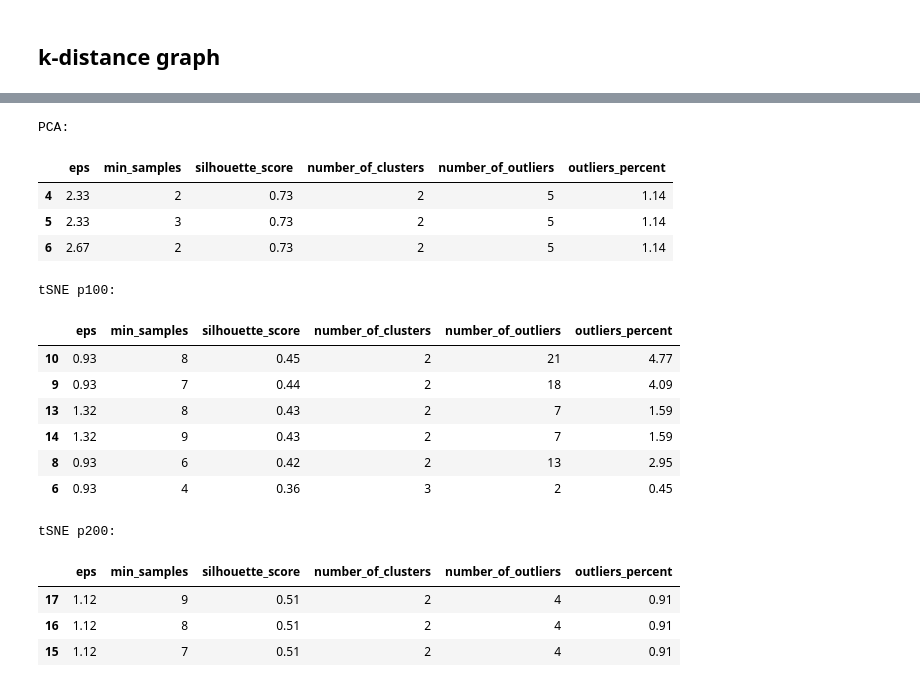
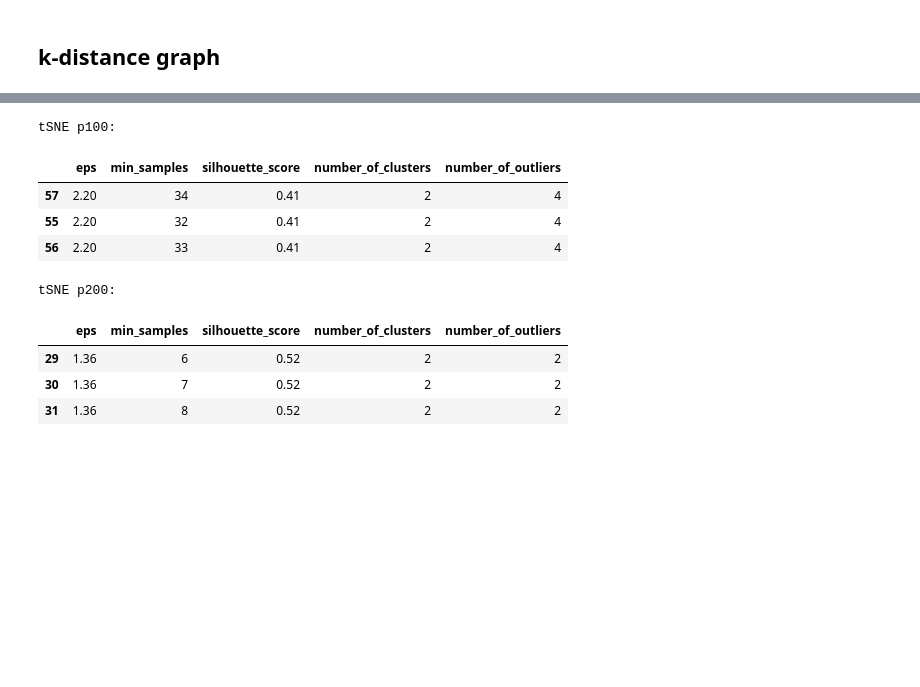
Before and after one commit to leonswl/ntu-msds-sd6125, a Jupyter notebook: notebooks/wholesale_customer_data_jo.ipynb, the cells around one changed output, grey strips where cells are left out. Drawn from its saved outputs; the diff is of its cells as text; code cells hidden in the pictures; blank space fills up the shorter version.

```diff
--- a/notebooks/wholesale_customer_data_jo.ipynb
+++ b/notebooks/wholesale_customer_data_jo.ipynb
@@ -548,0 +447,11 @@ plt.show()
+# %%
+ss_tsne100 = []; ss_tsne200 = []; kmax = 4
+
+for k in range(2, kmax + 1):
+    Aggc = AgglomerativeClustering(n_clusters = k, affinity = 'euclidean', linkage = 'ward').fit(tsne_X_scaled_p100)
+    labels = Aggc.labels_
+    ss_tsne100.append(silhouette_score(tsne_X_scaled_p100, labels, metric = 'euclidean'))
+
+    Aggc = AgglomerativeClustering(n_clusters = k, affinity = 'euclidean', linkage = 'ward').fit(tsne_X_scaled_p200)
+    labels = Aggc.labels_
+    ss_tsne200.append(silhouette_score(tsne_X_scaled_p200, labels, metric = 'euclidean'))
@@ -637,8 +684,8 @@ def optimise_dbscan_params(data, min_samples, eps):
 
     data = data
     # parameters for epsilon and min_samples
-    eps_range = np.linspace(eps, 4, 10)
-    min_samples_range = range(min_samples, 10)
+    eps_range = np.linspace(eps, 4, 6)
+    min_samples_range = range(min_samples, 35)
 
     results = []
 
@@ -656,7 +703,6 @@ def optimise_dbscan_params(data, min_samples, eps):
             if 1 < n_clusters < len(data) - 1:
                 silhouette_avg = silhouette_score(data, labels)
                 n_outliers = np.sum(labels == -1)
-                outliers_percent = n_outliers / len(data) * 100
 
                 results.append({
                     'eps': eps,
@@ -664,37 +710,39 @@ def optimise_dbscan_params(data, min_samples, eps):
                     'silhouette_score': silhouette_avg,
                     'number_of_clusters': n_clusters,
                     'number_of_outliers': n_outliers,
-                    'outliers_percent': outliers_percent,
                 })
 
     results_df = pd.DataFrame(results)
     return(results_df)
 # %%
-pca_res=optimise_dbscan_params(pca_X_final, min_samples=2, eps = 1)
-tsne_p100_res=optimise_dbscan_params(tsne_X_scaled_p100, min_samples=min_samples_tsne, eps = 0.55)
-tsne_p200_res=optimise_dbscan_params(tsne_X_scaled_p200, min_samples=min_samples_tsne, eps = 0.3)
-print("PCA:")
-display(pca_res.sort_values(by='silhouette_score', ascending=False).head(3))
+tsne_p100_res=optimise_dbscan_params(tsne_X_scaled_p100, min_samples=min_samples_tsne, eps = 1)
+tsne_p200_res=optimise_dbscan_params(tsne_X_scaled_p200, min_samples=min_samples_tsne, eps = 0.7)
 print("tSNE p100:")
-display(tsne_p100_res.sort_values(by='silhouette_score', ascending=False).head(6))
+# Assuming 'tsne_p100_res' is your DataFrame
+filtered = tsne_p100_res[tsne_p100_res['silhouette_score'] > 0.4]
+top_rows = filtered.sort_values(by=['number_of_outliers', 'silhouette_score'], ascending=[True, False]).head(3)
+num_k_100 = top_rows['number_of_clusters'].iloc[0]
+eps_p100 = top_rows['eps'].iloc[0]
+ss_p100 = top_rows['silhouette_score'].iloc[0]
+min_samples_p100 = top_rows['min_samples'].iloc[0]
+display(top_rows)
+
 print("tSNE p200:")
-display(tsne_p200_res.sort_values(by='silhouette_score', ascending=False).head(3))
+filtered = tsne_p200_res[tsne_p200_res['silhouette_score'] > 0.4]
+top_rows = filtered.sort_values(by=['number_of_outliers', 'silhouette_score'], ascending=[True, False]).head(3)
+num_k_200 = top_rows['number_of_clusters'].iloc[0]
+eps_p200 = top_rows['eps'].iloc[0]
+ss_p200 = top_rows['silhouette_score'].iloc[0]
+min_samples_p200 = top_rows['min_samples'].iloc[0]
+display(top_rows)
 # %% [output]
-PCA:
+tSNE p100:
-|  | eps | min_samples | silhouette_score | number_of_clusters | number_of_outliers | outliers_percent |
-| 4 | 2.33 | 2 | 0.73 | 2 | 5 | 1.14 |
-| 5 | 2.33 | 3 | 0.73 | 2 | 5 | 1.14 |
-| 6 | 2.67 | 2 | 0.73 | 2 | 5 | 1.14 |
+|  | eps | min_samples | silhouette_score | number_of_clusters | number_of_outliers |
+| 57 | 2.20 | 34 | 0.41 | 2 | 4 |
+| 55 | 2.20 | 32 | 0.41 | 2 | 4 |
+| 56 | 2.20 | 33 | 0.41 | 2 | 4 |
-tSNE p100:
+tSNE p200:
-|  | eps | min_samples | silhouette_score | number_of_clusters | number_of_outliers | outliers_percent |
-| 10 | 0.93 | 8 | 0.45 | 2 | 21 | 4.77 |
-| 9 | 0.93 | 7 | 0.44 | 2 | 18 | 4.09 |
-| 13 | 1.32 | 8 | 0.43 | 2 | 7 | 1.59 |
-| 14 | 1.32 | 9 | 0.43 | 2 | 7 | 1.59 |
-| 8 | 0.93 | 6 | 0.42 | 2 | 13 | 2.95 |
-| 6 | 0.93 | 4 | 0.36 | 3 | 2 | 0.45 |
+|  | eps | min_samples | silhouette_score | number_of_clusters | number_of_outliers |
+| 29 | 1.36 | 6 | 0.52 | 2 | 2 |
+| 30 | 1.36 | 7 | 0.52 | 2 | 2 |
+| 31 | 1.36 | 8 | 0.52 | 2 | 2 |
-tSNE p200:
-|  | eps | min_samples | silhouette_score | number_of_clusters | number_of_outliers | outliers_percent |
-| 17 | 1.12 | 9 | 0.51 | 2 | 4 | 0.91 |
-| 16 | 1.12 | 8 | 0.51 | 2 | 4 | 0.91 |
-| 15 | 1.12 | 7 | 0.51 | 2 | 4 | 0.91 |
```
Also changed, not shown: parts of 37 cells of this notebook.
